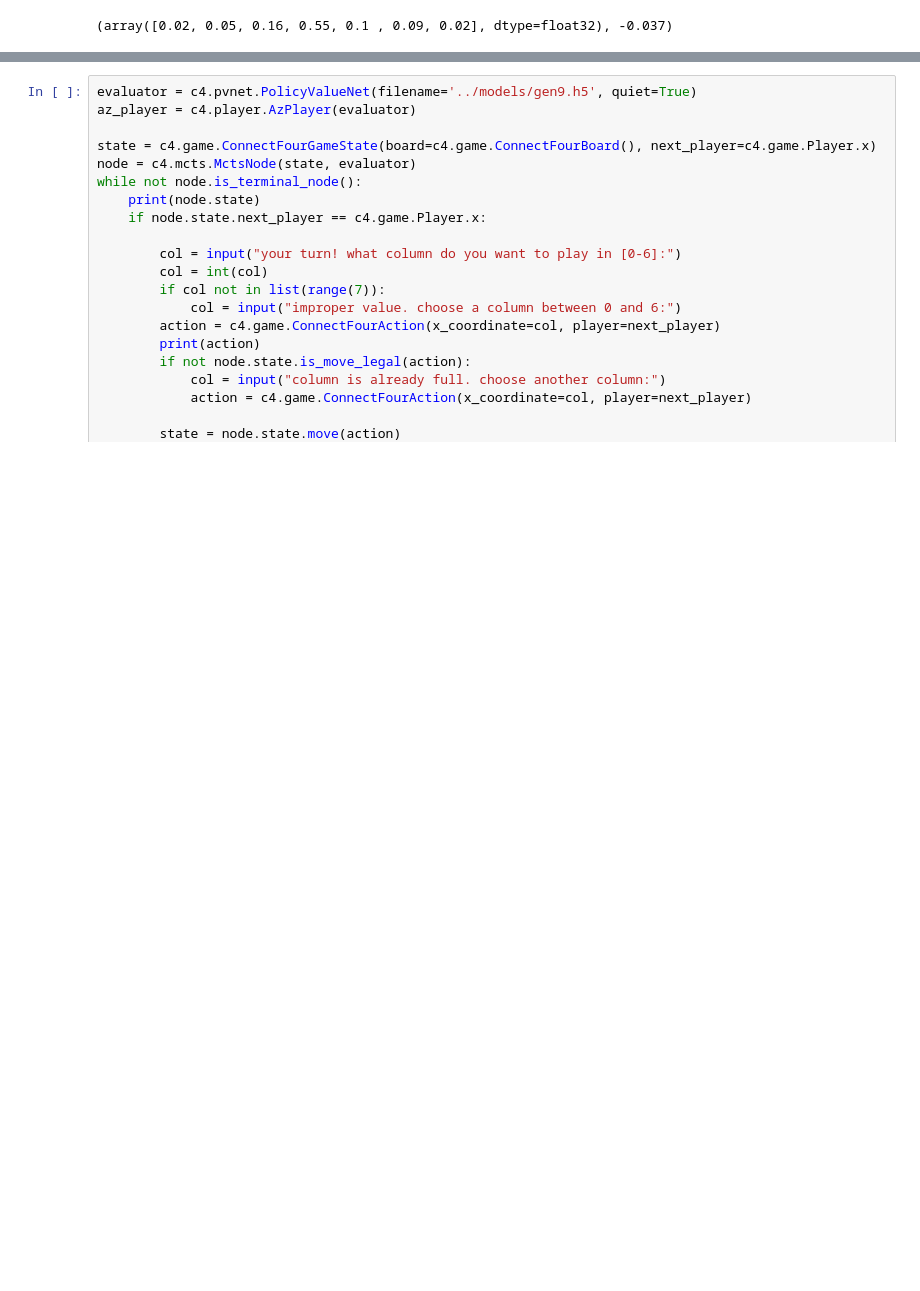
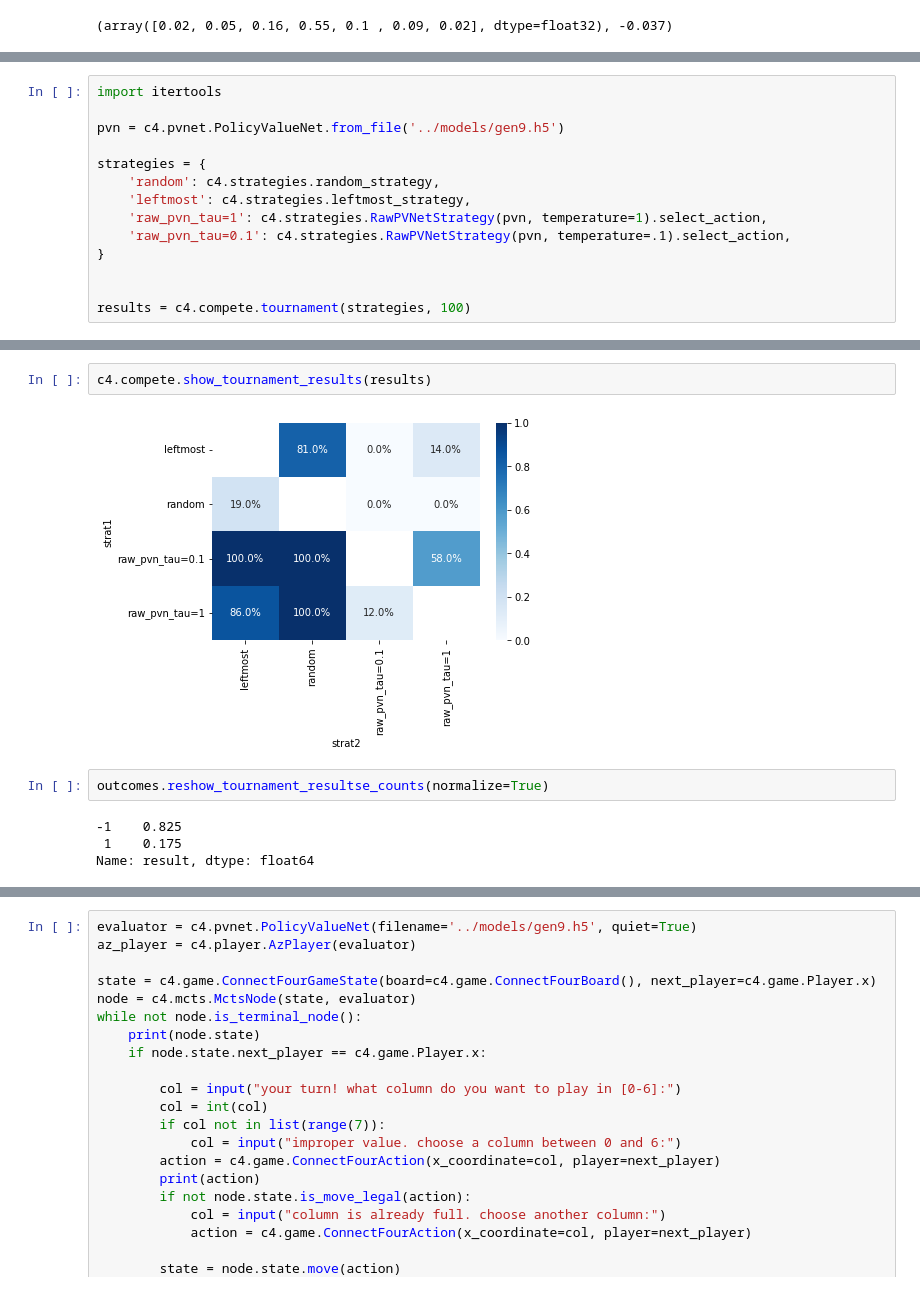
Before and after one commit to spayot/connectfour, a Jupyter notebook: notebooks/test_game.ipynb, the cells around one changed output, grey strips where cells are left out. Drawn from its saved outputs; the diff is of its cells as text; blank space fills up the shorter version.

```diff
--- a/notebooks/test_game.ipynb
+++ b/notebooks/test_game.ipynb
@@ -164,0 +150,14 @@ Subclasses:
+# %%
+import itertools
+
+pvn = c4.pvnet.PolicyValueNet.from_file('../models/gen9.h5')
+
+strategies = {
+    'random': c4.strategies.random_strategy,
+    'leftmost': c4.strategies.leftmost_strategy,
+    'raw_pvn_tau=1': c4.strategies.RawPVNetStrategy(pvn, temperature=1).select_action,
+    'raw_pvn_tau=0.1': c4.strategies.RawPVNetStrategy(pvn, temperature=.1).select_action,
+}
+
+
+results = c4.compete.tournament(strategies, 100)
@@ -164,0 +186,10 @@ Subclasses:
+# %%
+c4.compete.show_tournament_results(results)
+# %% [output]
+[figure, added]
+# %%
+outcomes.reshow_tournament_resultse_counts(normalize=True)
+# %% [output]
+-1    0.825
+ 1    0.175
+Name: result, dtype: float64
```
Also changed, not shown: parts of 26 cells of this notebook, 7 other files.
